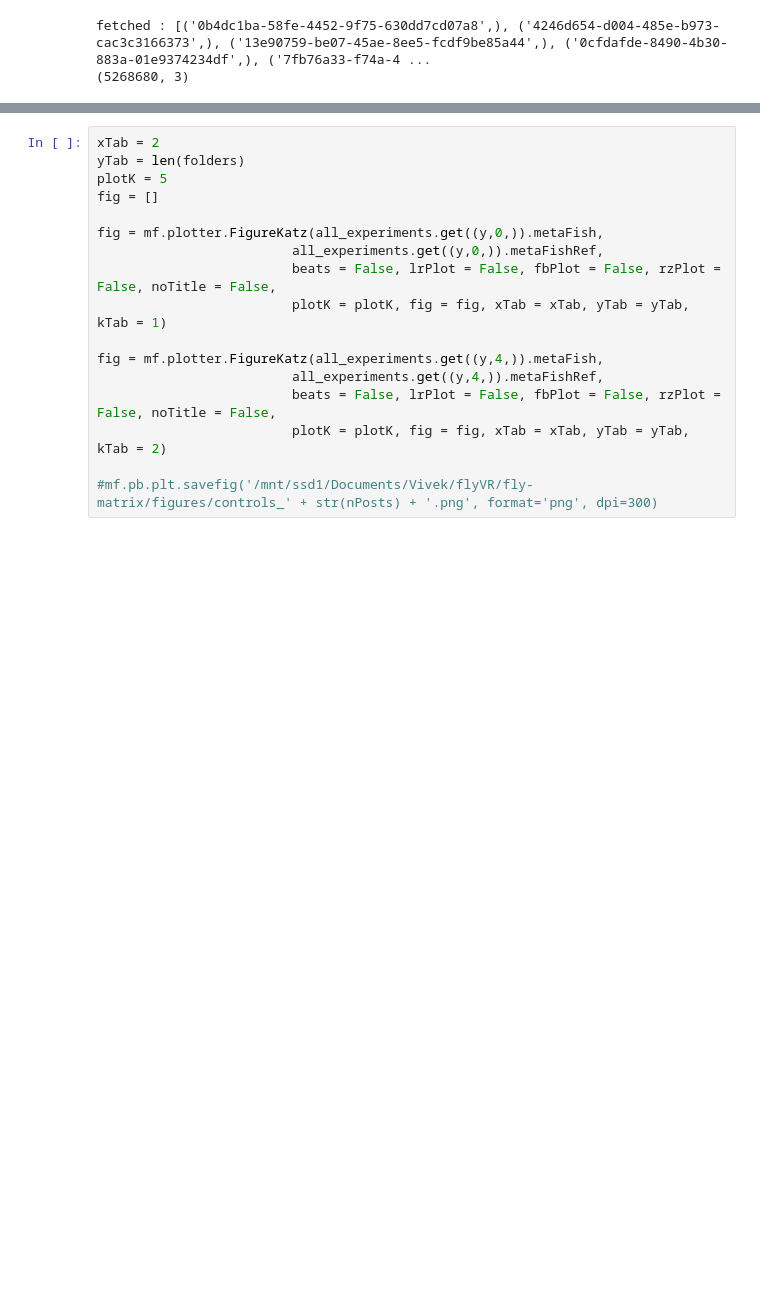
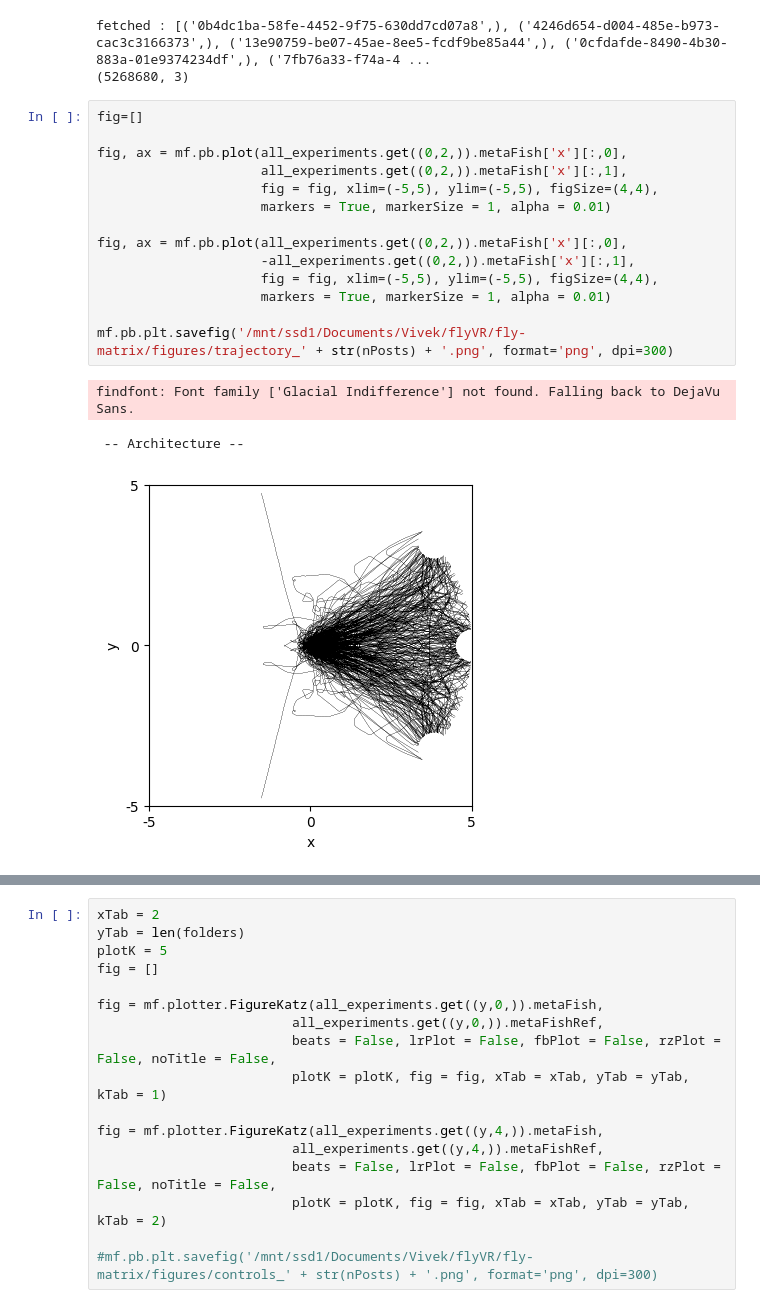
Before and after one commit to RnoB/fly-matrix, a Jupyter notebook: MalkoFly.ipynb, the cells around one changed output, grey strips where cells are left out. Cells and saved outputs as stored; diff of their text form; blank space fills up the shorter version.

```diff
--- a/MalkoFly.ipynb
+++ b/MalkoFly.ipynb
@@ -45,6 +45,24 @@ for i in range(0,len(folders)):
 # %% [output]
 fetched : [('0b4dc1ba-58fe-4452-9f75-630dd7cd07a8',), ('4246d654-d004-485e-b973-cac3c3166373',), ('13e90759-be07-45ae-8ee5-fcdf9be85a44',), ('0cfdafde-8490-4b30-883a-01e9374234df',), ('7fb76a33-f74a-4 ...
 (5268680, 3)
+# %%
+fig=[]
+
+fig, ax = mf.pb.plot(all_experiments.get((0,2,)).metaFish['x'][:,0],
+                     all_experiments.get((0,2,)).metaFish['x'][:,1],
+                     fig = fig, xlim=(-5,5), ylim=(-5,5), figSize=(4,4),
+                     markers = True, markerSize = 1, alpha = 0.01)
+
+fig, ax = mf.pb.plot(all_experiments.get((0,2,)).metaFish['x'][:,0],
+                     -all_experiments.get((0,2,)).metaFish['x'][:,1],
+                     fig = fig, xlim=(-5,5), ylim=(-5,5), figSize=(4,4),
+                     markers = True, markerSize = 1, alpha = 0.01)
+
+mf.pb.plt.savefig('/mnt/ssd1/Documents/Vivek/flyVR/fly-matrix/figures/trajectory_' + str(nPosts) + '.png', format='png', dpi=300)
+# %% [output]
+findfont: Font family ['Glacial Indifference'] not found. Falling back to DejaVu Sans.
+ -- Architecture --
+[figure, added]
 # %%
 xTab = 5
 yTab = len(folders)
```
Also changed, not shown: parts of 1 cell of this notebook, 2 other files.
